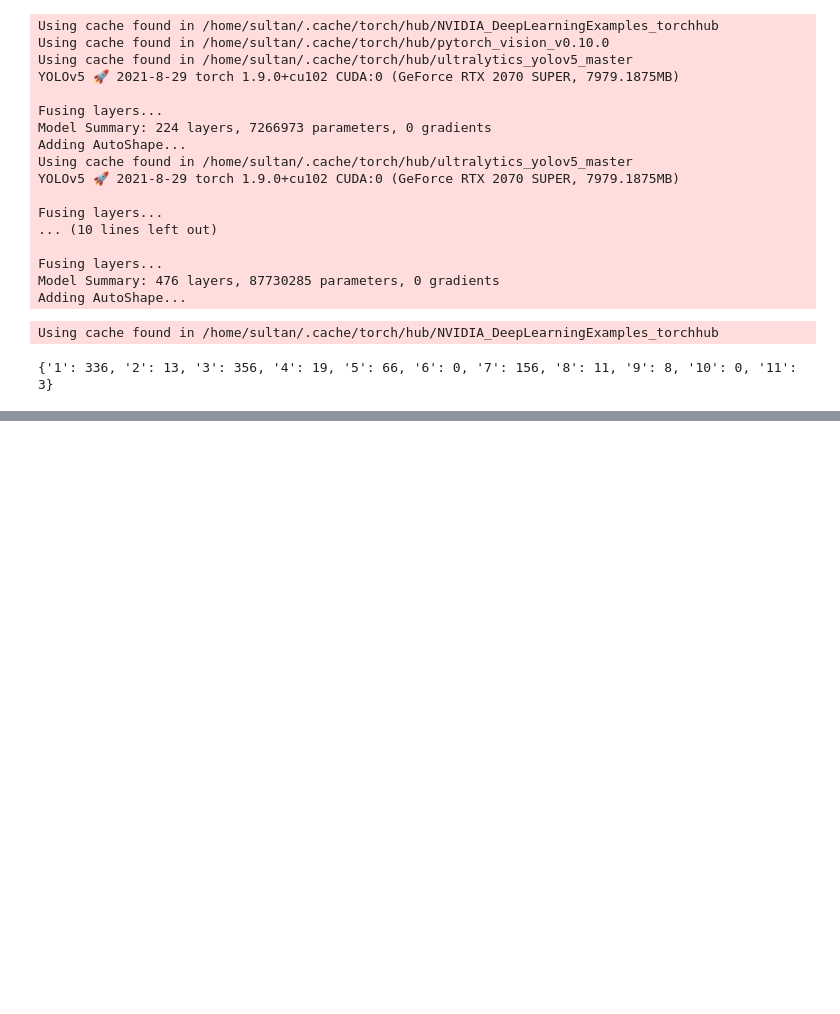
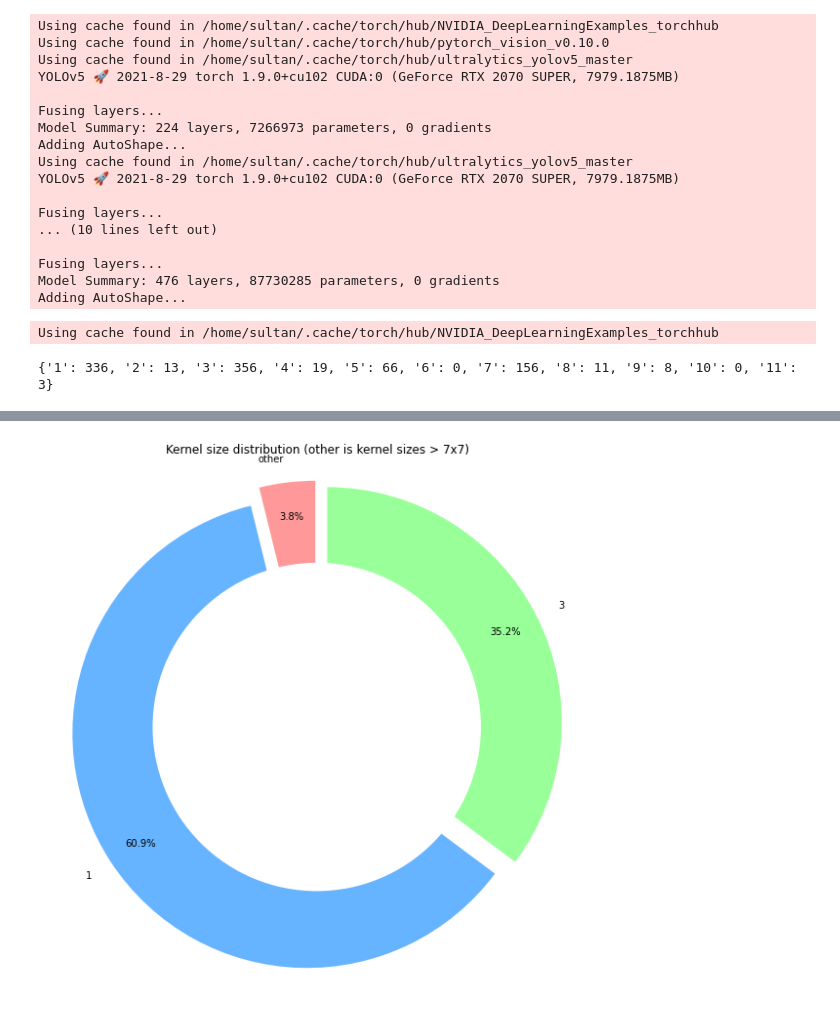
Before and after one commit to neu-ece-esl/CNN_statistics_gathering, a Jupyter notebook: largest_layer_feature_map.ipynb, the cells around one changed output, grey strips where cells are left out. Saved outputs shown, nothing was run; the diff lists cells and outputs as text; code cells hidden in the pictures; blank space fills up the shorter version.

```diff
--- a/largest_layer_feature_map.ipynb
+++ b/largest_layer_feature_map.ipynb
@@ -180,3 +190,37 @@ ModelStatsAggregator.get_aggregate_kernel_stats_as_percentages(stats_dict)
+# %%
+kernel_size_ratios = ModelStatsAggregator.get_aggregate_kernel_stats_as_percentages(stats_dict)
+
+updated_kernel_size_ratios = {}
+for kernel, ratio in kernel_size_ratios.items():
+    if kernel == '1' or kernel == '3':
+        updated_kernel_size_ratios[kernel] = ratio
+    else:
+        if 'other' not in updated_kernel_size_ratios.keys():
+            updated_kernel_size_ratios['other'] = ratio
+        else:
+            updated_kernel_size_ratios['other'] += ratio
+
+kernel_size_ratios = updated_kernel_size_ratios
+
+labels = kernel_size_ratios.keys()
+percents = kernel_size_ratios.values()
+
+#colors
+colors = ['#ff9999','#66b3ff','#99ff99','#ffcc99']
+#explsion
+explode = [0.05]*len(labels)
+fig1, ax1 = plt.subplots()
+plt.pie(percents, colors = colors, labels=labels, autopct='%1.1f%%', startangle=90, pctdistance=0.85, explode = explode)
+#draw circle
+centre_circle = plt.Circle((0,0),0.70,fc='white')
+fig = plt.gcf()
+fig.gca().add_artist(centre_circle)
+# Equal aspect ratio ensures that pie is drawn as a circle
+plt.title('Kernel size distribution (other is kernel sizes > 7x7)')
+ax1.axis('equal')
+plt.show()
+# %% [output]
+[figure, added]
 # %%
 expected_kernel_sizes = list(range(1,12))
 count_of_models_with_kernel_size = {f'{k}': 0 for k in expected_kernel_sizes}
```
Also changed, not shown: parts of 12 cells of this notebook, 1 other file.
